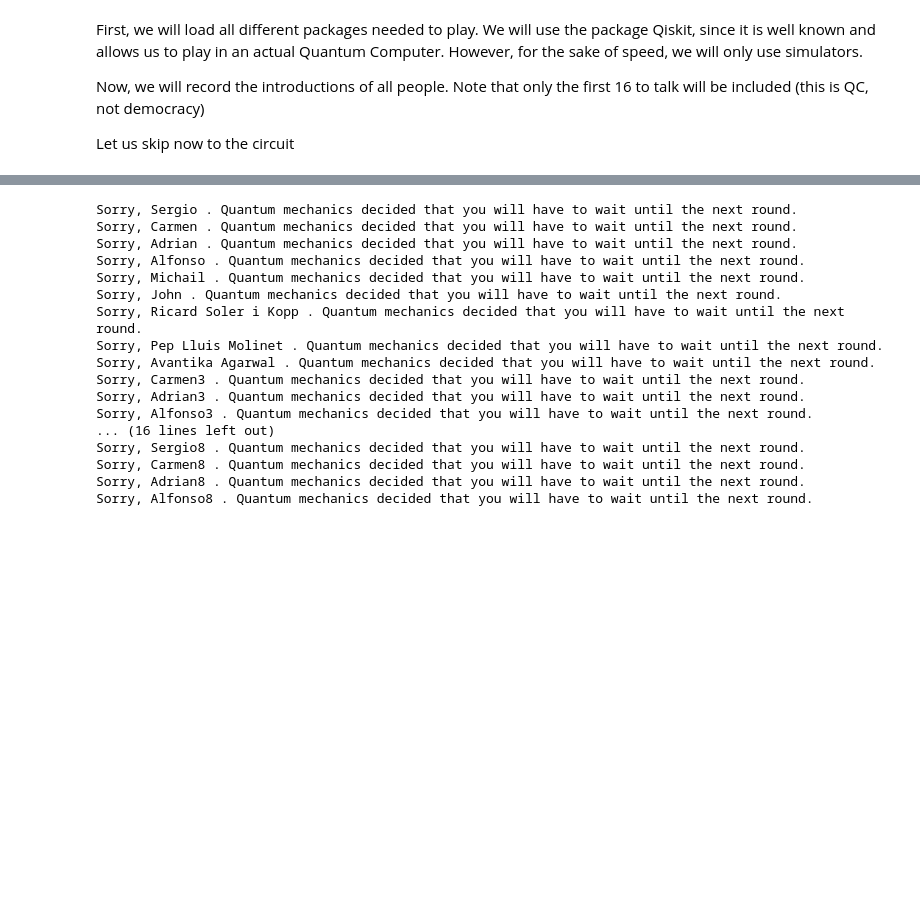
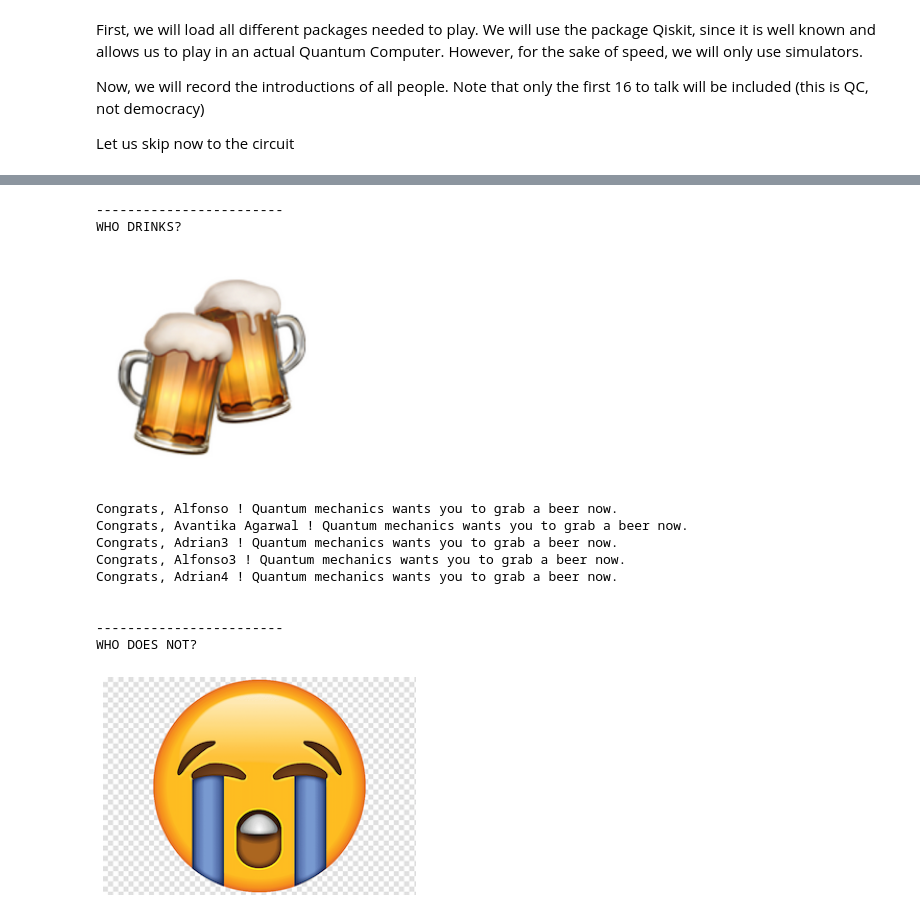
Before and after one commit to QuantumBarcelona/QuantumBeers, a Jupyter notebook: quantum_beers/quantum_beers.ipynb, the cells around one changed output, grey strips where cells are left out. Drawn from its saved outputs; the diff is of its cells as text; code cells hidden in the pictures; blank space fills up the shorter version.

```diff
--- a/quantum_beers/quantum_beers.ipynb
+++ b/quantum_beers/quantum_beers.ipynb
@@ -326,17 +280,17 @@ for c in counts_noisy:
 # %%
-Probabilities = np.zeros((len(participants), 4))
+probabilities = np.zeros((len(participants), 4))
 for c in counts_noisy:
     result = c.split()
-    Probabilities[int(result[2], base=2), 2 * int(result[0])+int(result[1])] = counts_noisy[c]
+    probabilities[int(result[2], base=2), 2 * int(result[0])+int(result[1])] = counts_noisy[c]
 
 
-Probabilities /= np.sum(Probabilities)
+probabilities /= np.sum(probabilities)
 
-S = np.sum(Probabilities, axis=1)
+S = np.sum(probabilities, axis=1)
 
-for i, (p, s) in enumerate(zip(Probabilities, S)):
+for i, (p, s) in enumerate(zip(probabilities, S)):
     if s > 0:
-        Probabilities[i] = p / s
+        probabilities[i] = p / s
 
-Probabilities
+probabilities
 # %% [output]
@@ -381,26 +326,47 @@ Congrats, Adrian8 ! You know why we are here.
 # %%
+import matplotlib.pyplot as plt
+import matplotlib.image as mpimg
+
+
 # Who is gonna get a beer right now?
+print(" ")
+print("------------------------")
+print("WHO DRINKS?")
+img = mpimg.imread('beer.png')
+imgplot = plt.imshow(img)
+plt.axis('off')
+plt.show()
 for i, prob in enumerate(Probabilities):
     idx = np.binary_repr(i, int(np.ceil(np.log2(len(participants)))))
-    if prob[2] + prob [3] > .10:
+    if prob[2] + prob [3] > .08:
         print('Congrats,', participants[idx][0], '! Quantum mechanics wants you to grab a beer now.')
-    else:
+
+print(" ")
+print(" ")
+print("------------------------")
+print("WHO DOES NOT?")
+img = mpimg.imread('sad.png')
+imgplot = plt.imshow(img)
+plt.axis('off')
+plt.show()
+
+for i, prob in enumerate(Probabilities):
+    idx = np.binary_repr(i, int(np.ceil(np.log2(len(participants)))))
+    if prob[2] + prob [3] <= .08:
         print('Sorry,', participants[idx][0], '. Quantum mechanics decided that you will have to wait until the next round.')
+
+print("------------------------")
 # %% [output]
-Sorry, Sergio . Quantum mechanics decided that you will have to wait until the next round.
-Sorry, Carmen . Quantum mechanics decided that you will have to wait until the next round.
-Sorry, Adrian . Quantum mechanics decided that you will have to wait until the next round.
-Sorry, Alfonso . Quantum mechanics decided that you will have to wait until the next round.
-Sorry, Michail . Quantum mechanics decided that you will have to wait until the next round.
-Sorry, John . Quantum mechanics decided that you will have to wait until the next round.
-Sorry, Ricard Soler i Kopp . Quantum mechanics decided that you will have to wait until the next round.
-Sorry, Pep Lluis Molinet . Quantum mechanics decided that you will have to wait until the next round.
-Sorry, Avantika Agarwal . Quantum mechanics decided that you will have to wait until the next round.
-Sorry, Carmen3 . Quantum mechanics decided that you will have to wait until the next round.
-Sorry, Adrian3 . Quantum mechanics decided that you will have to wait until the next round.
-Sorry, Alfonso3 . Quantum mechanics decided that you will have to wait until the next round.
-... (16 lines left out)
-Sorry, Sergio8 . Quantum mechanics decided that you will have to wait until the next round.
-Sorry, Carmen8 . Quantum mechanics decided that you will have to wait until the next round.
-Sorry, Adrian8 . Quantum mechanics decided that you will have to wait until the next round.
-Sorry, Alfonso8 . Quantum mechanics decided that you will have to wait until the next round.
+------------------------
+WHO DRINKS?
+[figure, added]
+Congrats, Alfonso ! Quantum mechanics wants you to grab a beer now.
+Congrats, Avantika Agarwal ! Quantum mechanics wants you to grab a beer now.
+Congrats, Adrian3 ! Quantum mechanics wants you to grab a beer now.
+Congrats, Alfonso3 ! Quantum mechanics wants you to grab a beer now.
+Congrats, Adrian4 ! Quantum mechanics wants you to grab a beer now.
+
+
+------------------------
+WHO DOES NOT?
+[figure, added]
```
Also changed, not shown: parts of 12 cells of this notebook, 2 other files.
